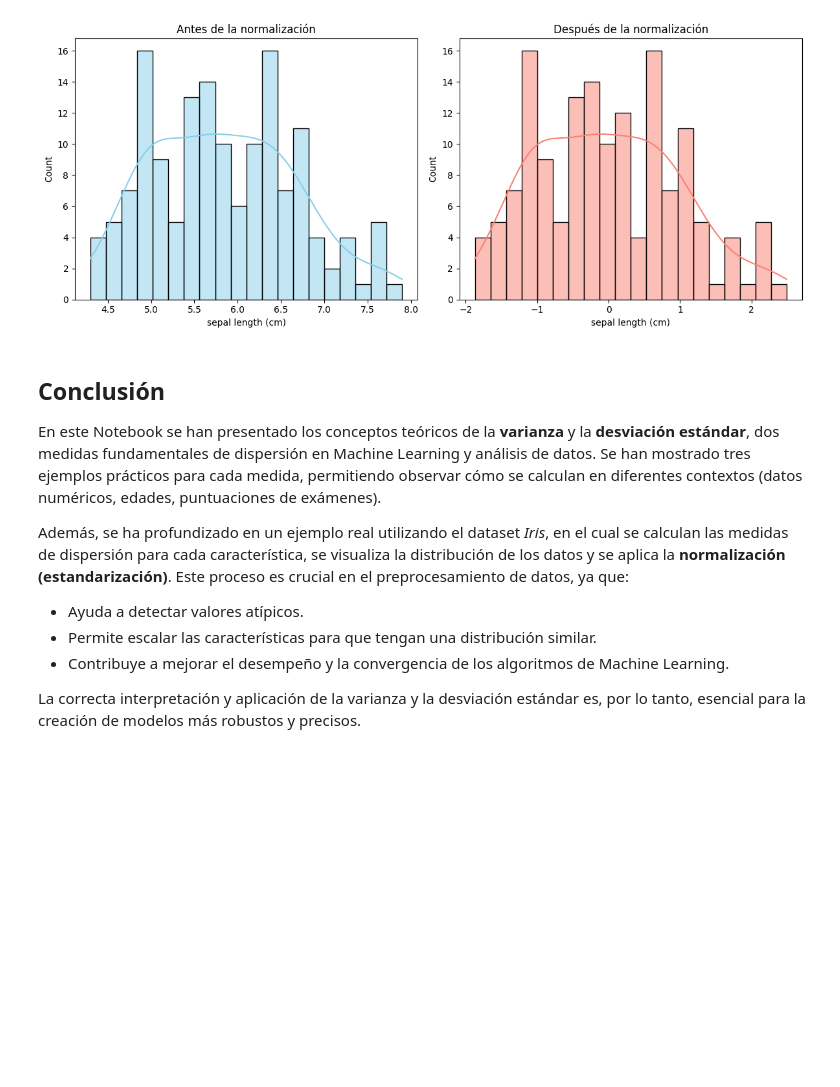
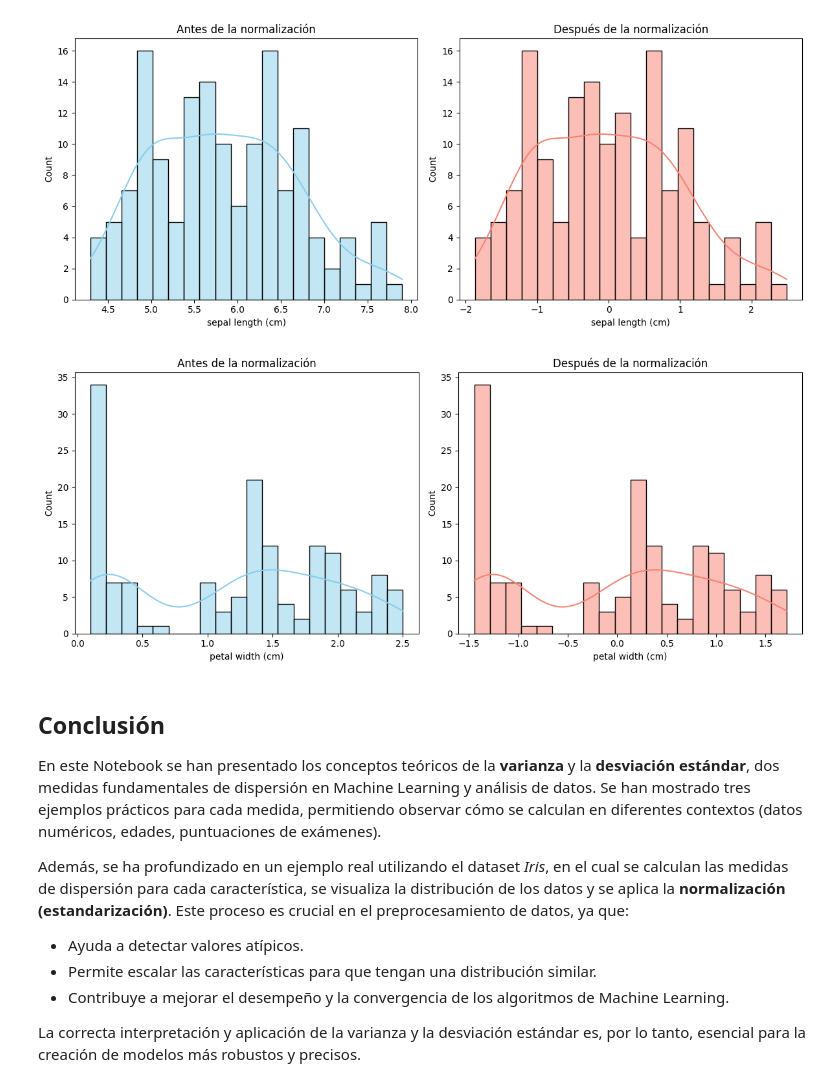
Before and after one commit to JZGlez/MCD_G2_Programacion2, a Jupyter notebook: 2. Varianza_desviacion_ml.ipynb, the cells around one changed output. Saved outputs shown, nothing was run; the diff lists cells and outputs as text; code cells hidden in the pictures; blank space fills up the shorter version.

```diff
--- a/2. Varianza_desviacion_ml.ipynb
+++ b/2. Varianza_desviacion_ml.ipynb
@@ -261,6 +297,22 @@ Primeras 5 filas del dataset normalizado:
 3       0
 4       0
 [figure]
+# %%
+# Comparación: Distribución de 'petal width (cm)' antes y después de la normalización
+plt.figure(figsize=(12, 5))
+
+plt.subplot(1, 2, 1)
+sns.histplot(df_iris['petal width (cm)'], kde=True, bins=20, color='skyblue')
+plt.title('Antes de la normalización')
+
+plt.subplot(1, 2, 2)
+sns.histplot(df_iris_scaled['petal width (cm)'], kde=True, bins=20, color='salmon')
+plt.title('Después de la normalización')
+
+plt.tight_layout()
+plt.show()
+# %% [output]
+[figure, added]
 # %% [markdown]
 ## Conclusión
 
```
Also changed, not shown: parts of 5 cells of this notebook.
